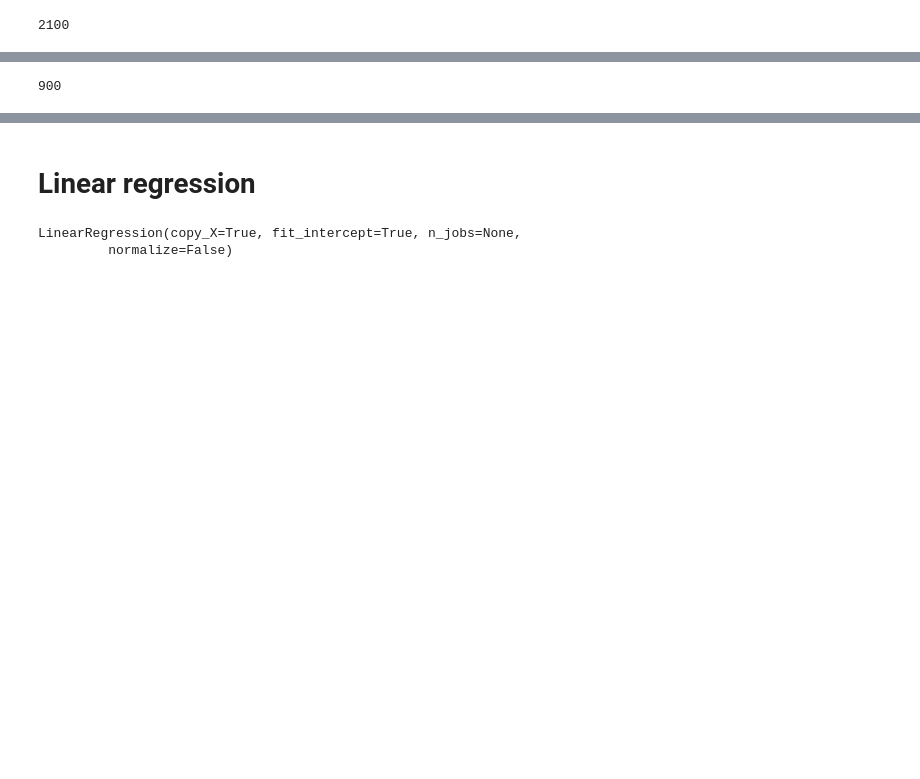
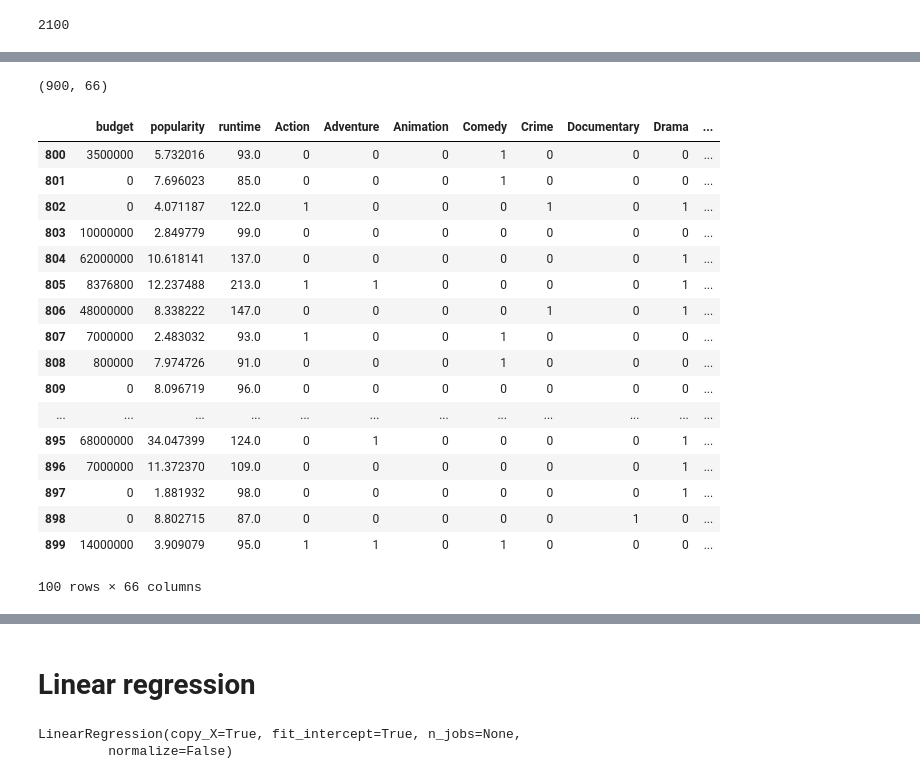
Before and after one commit to Jan-Majewski/Kaggle, a Jupyter notebook: 01_TMBD_Box-revenue_Predict_more_features.ipynb, the cells around one changed output, grey strips where cells are left out. Cells and saved outputs as stored; diff of their text form; code cells hidden in the pictures; blank space fills up the shorter version.

```diff
--- a/01_TMBD_Box-revenue_Predict_more_features.ipynb
+++ b/01_TMBD_Box-revenue_Predict_more_features.ipynb
@@ -493,8 +520,29 @@ Index([                                'budget',
       dtype='object')
-# %%
-len(X_test_prep)
-# %% [output]
-900
+# %%
+X_test_prep.shape
+# %% [output]
+(900, 66)
+# %%
+X_test_prep.tail(100)
+# %% [output]
+|  | budget | popularity | runtime | Action | Adventure | Animation | Comedy | Crime | Documentary | Drama | ... |
+| 800 | 3500000 | 5.732016 | 93.0 | 0 | 0 | 0 | 1 | 0 | 0 | 0 | ... |
+| 801 | 0 | 7.696023 | 85.0 | 0 | 0 | 0 | 1 | 0 | 0 | 0 | ... |
+| 802 | 0 | 4.071187 | 122.0 | 1 | 0 | 0 | 0 | 1 | 0 | 1 | ... |
+| 803 | 10000000 | 2.849779 | 99.0 | 0 | 0 | 0 | 0 | 0 | 0 | 0 | ... |
+| 804 | 62000000 | 10.618141 | 137.0 | 0 | 0 | 0 | 0 | 0 | 0 | 1 | ... |
+| 805 | 8376800 | 12.237488 | 213.0 | 1 | 1 | 0 | 0 | 0 | 0 | 1 | ... |
+| 806 | 48000000 | 8.338222 | 147.0 | 0 | 0 | 0 | 0 | 1 | 0 | 1 | ... |
+| 807 | 7000000 | 2.483032 | 93.0 | 1 | 0 | 0 | 1 | 0 | 0 | 0 | ... |
+| 808 | 800000 | 7.974726 | 91.0 | 0 | 0 | 0 | 1 | 0 | 0 | 0 | ... |
+| 809 | 0 | 8.096719 | 96.0 | 0 | 0 | 0 | 0 | 0 | 0 | 0 | ... |
+| ... | ... | ... | ... | ... | ... | ... | ... | ... | ... | ... | ... |
+| 895 | 68000000 | 34.047399 | 124.0 | 0 | 1 | 0 | 0 | 0 | 0 | 1 | ... |
+| 896 | 7000000 | 11.372370 | 109.0 | 0 | 0 | 0 | 0 | 0 | 0 | 1 | ... |
+| 897 | 0 | 1.881932 | 98.0 | 0 | 0 | 0 | 0 | 0 | 0 | 1 | ... |
+| 898 | 0 | 8.802715 | 87.0 | 0 | 0 | 0 | 0 | 0 | 1 | 0 | ... |
+| 899 | 14000000 | 3.909079 | 95.0 | 1 | 1 | 0 | 1 | 0 | 0 | 0 | ... |
+100 rows × 66 columns
 # %%
 X_test_prep.isna().sum()
 # %% [output]
```
Also changed, not shown: parts of 60 cells of this notebook.
